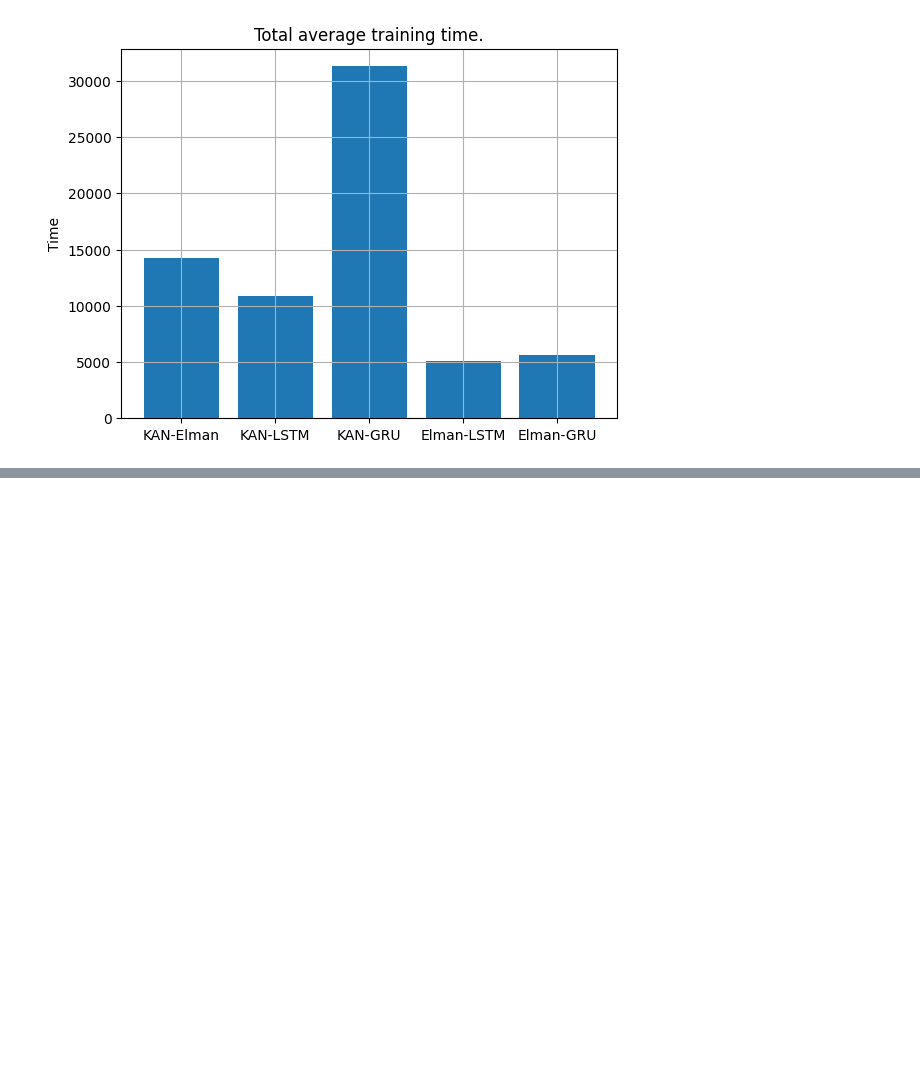
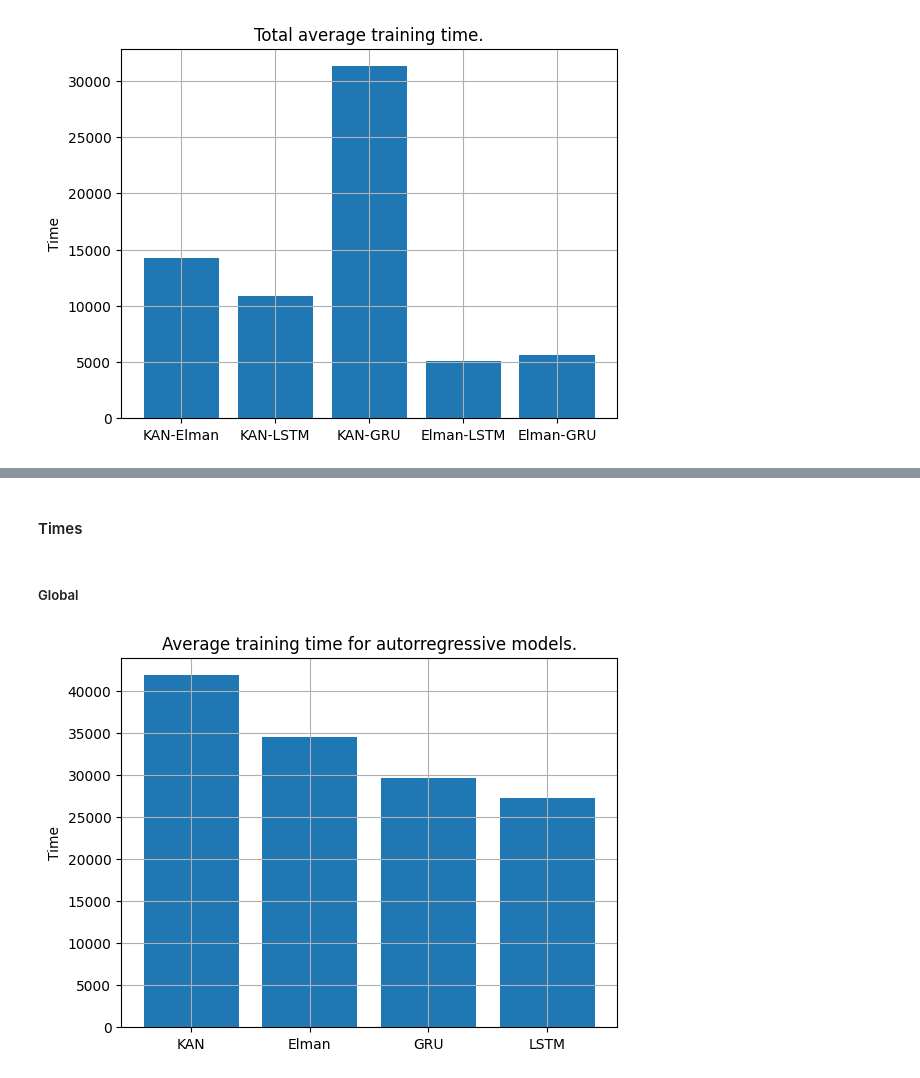
Before and after one commit to jstalwart/KARIMA, a Jupyter notebook: results/ETTh1/graphic.ipynb, the cells around one changed output, grey strips where cells are left out. Cells and saved outputs as stored; diff of their text form; code cells hidden in the pictures; blank space fills up the shorter version.

```diff
--- a/results/ETTh1/graphic.ipynb
+++ b/results/ETTh1/graphic.ipynb
@@ -930,0 +1116,12 @@ plt.show()
+# %% [markdown]
+#### Times
+# %% [markdown]
+##### Global
+# %%
+plt.bar(data.keys(), [data[model]["results"]["Time"] for model in data.keys()])
+plt.ylabel("Time")
+plt.title("Average training time for autorregressive models.")
+plt.grid()
+plt.show()
+# %% [output]
+[figure, added]
```
Also changed, not shown: parts of 63 cells of this notebook.
